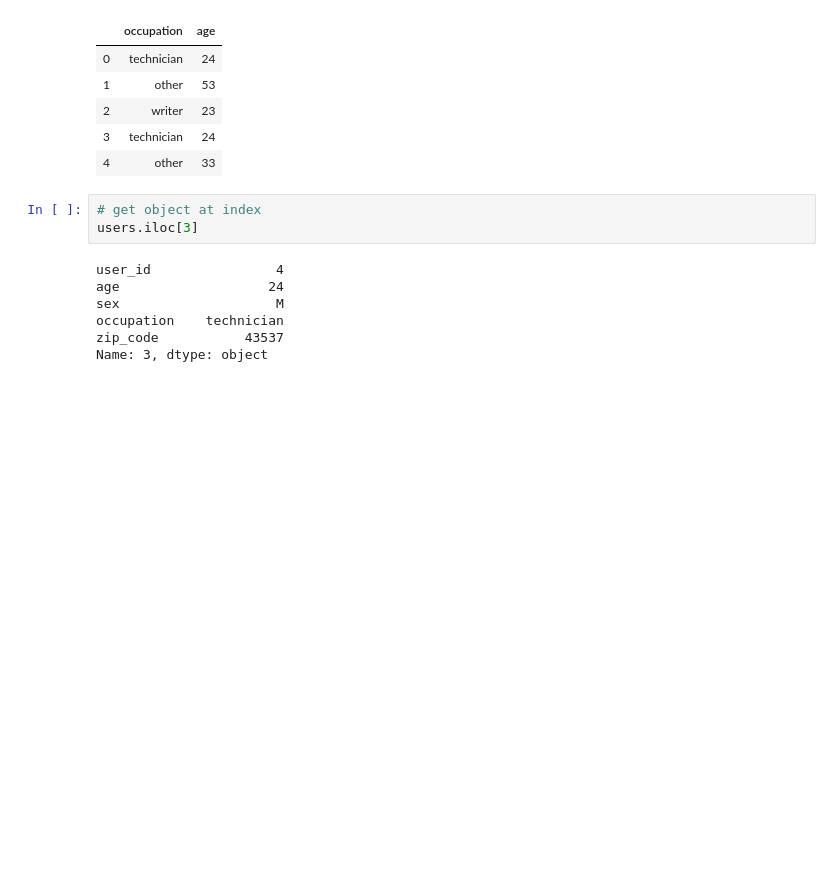
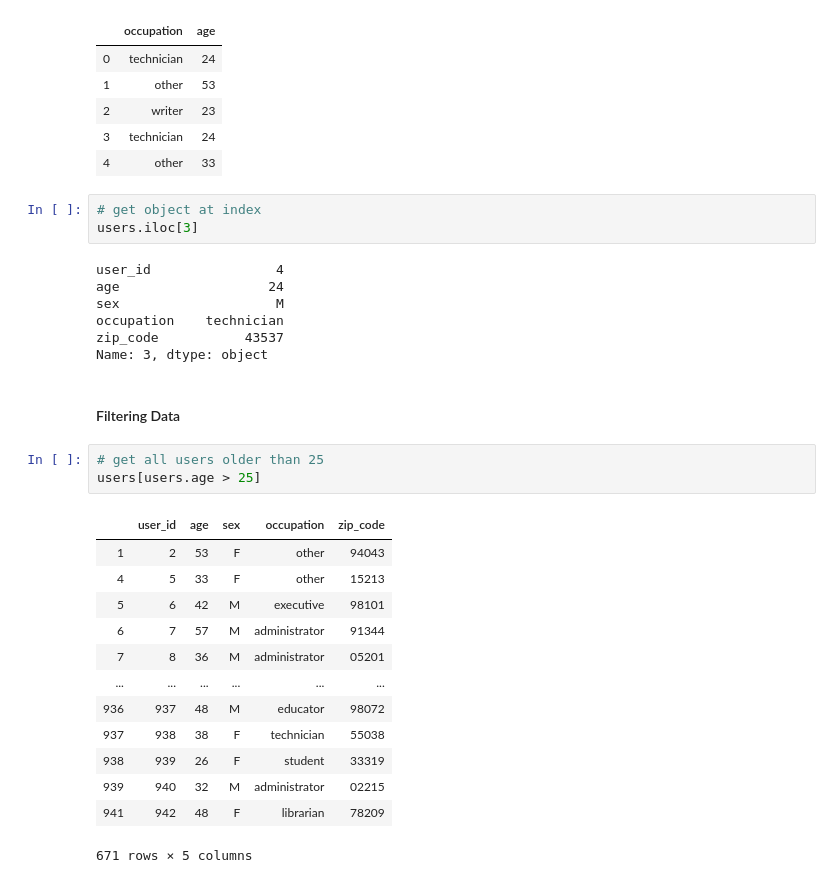
Before and after one commit to AkosuaA/CS109-Data-Science, a Jupyter notebook: DataScrapingQuizzes.ipynb, the cells around one changed output. Cells and saved outputs as stored; diff of their text form; blank space fills up the shorter version.

```diff
--- a/DataScrapingQuizzes.ipynb
+++ b/DataScrapingQuizzes.ipynb
@@ -68,3 +71,22 @@ sex                    M
 occupation    technician
 zip_code           43537
 Name: 3, dtype: object
+# %% [markdown]
+#### Filtering Data
+# %%
+# get all users older than 25
+users[users.age > 25]
+# %% [output]
+|  | user_id | age | sex | occupation | zip_code |
+| 1 | 2 | 53 | F | other | 94043 |
+| 4 | 5 | 33 | F | other | 15213 |
+| 5 | 6 | 42 | M | executive | 98101 |
+| 6 | 7 | 57 | M | administrator | 91344 |
+| 7 | 8 | 36 | M | administrator | 05201 |
+| ... | ... | ... | ... | ... | ... |
+| 936 | 937 | 48 | M | educator | 98072 |
+| 937 | 938 | 38 | F | technician | 55038 |
+| 938 | 939 | 26 | F | student | 33319 |
+| 939 | 940 | 32 | M | administrator | 02215 |
+| 941 | 942 | 48 | F | librarian | 78209 |
+671 rows × 5 columns
```
Also changed, not shown: parts of 33 cells of this notebook.
